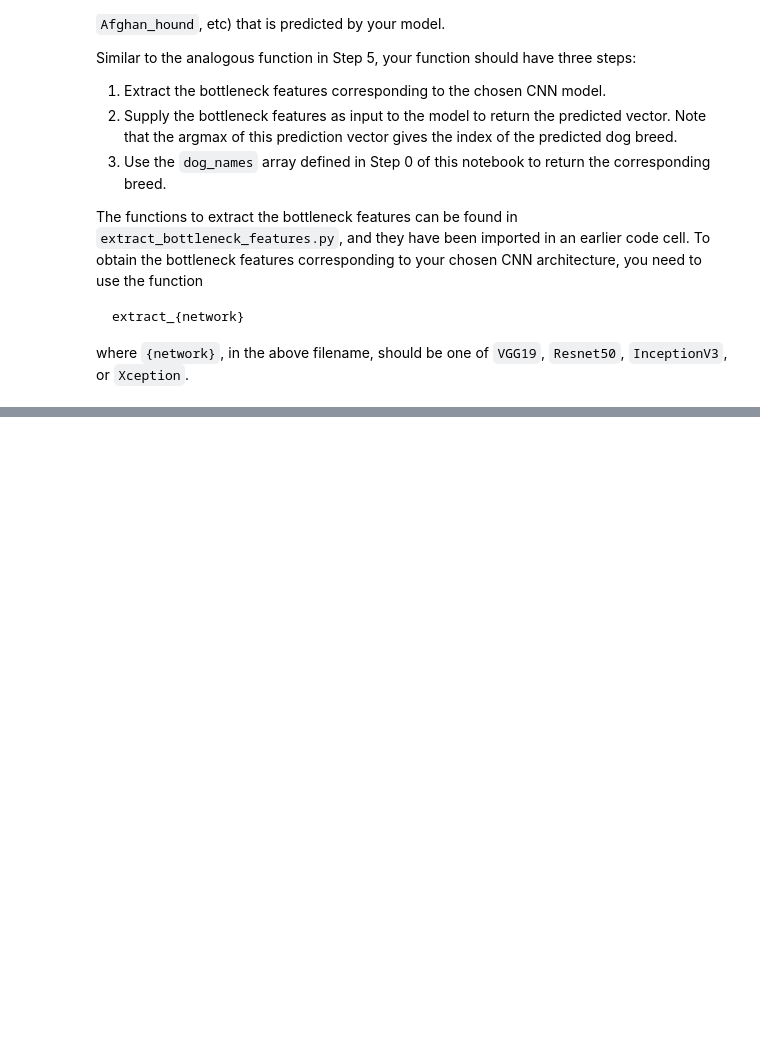
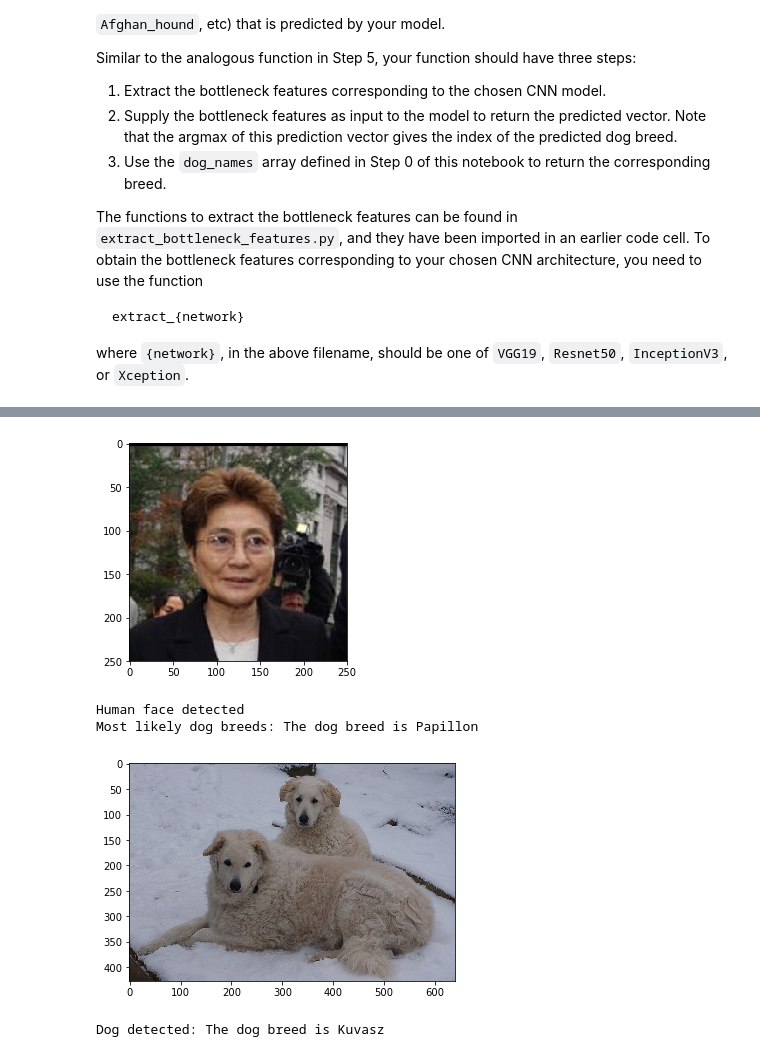
Before and after one commit to pmanlukas/dogclassifier, a Jupyter notebook: dog_app.ipynb, the cells around one changed output, grey strips where cells are left out. Drawn from its saved outputs; the diff is of its cells as text; code cells hidden in the pictures; blank space fills up the shorter version.

```diff
--- a/dog_app.ipynb
+++ b/dog_app.ipynb
@@ -640,6 +652,7 @@ __Answer:__
 ### (IMPLEMENTATION) Compile the Model
 # %%
 ### TODO: Compile the model.
+Resnet50_model.compile(optimizer='rmsprop', loss='categorical_crossentropy', metrics=['accuracy'])
 # %% [markdown]
 ### (IMPLEMENTATION) Train the Model
 
@@ -650,0 +662,8 @@ You are welcome to [augment the training data](https://blog.keras.io/building-po
+# %%
+### TODO: Train the model.
+checkpointer = ModelCheckpoint(filepath='saved_models/weights.best.Resnet50.hdf5',
+                               verbose=1, save_best_only=True)
+
+Resnet50_model.fit(train_Resnet50, train_targets,
+          validation_data=(valid_Resnet50, valid_targets),
+          epochs=20, batch_size=20, callbacks=[checkpointer], verbose=1)
@@ -652,6 +690,7 @@ You are welcome to [augment the training data](https://blog.keras.io/building-po
 ### (IMPLEMENTATION) Load the Model with the Best Validation Loss
 # %%
 ### TODO: Load the model weights with the best validation loss.
+Resnet50_model.load_weights('saved_models/weights.best.Resnet50.hdf5')
 # %% [markdown]
 ### (IMPLEMENTATION) Test the Model
 
@@ -676,6 +723,13 @@ where `{network}`, in the above filename, should be one of `VGG19`, `Resnet50`,
 # %%
 ### TODO: Write a function that takes a path to an image as input
 ### and returns the dog breed that is predicted by the model.
+def Resnet50_predict_breed(img_path):
+    # extract bottleneck features
+    bottleneck_feature = extract_Resnet50(path_to_tensor(img_path))
+    # obtain predicted vector
+    predicted_vector = Resnet50_model.predict(bottleneck_feature)
+    # return dog breed that is predicted by the model
+    return dog_names[np.argmax(predicted_vector)]
 # %% [markdown]
 ---
 <a id='step6'></a>
@@ -694,3 +748,46 @@ Some sample output for our algorithm is provided below, but feel free to design
 
 
 ### (IMPLEMENTATION) Write your Algorithm
+# %%
+### TODO: Write your algorithm.
+### Feel free to use as many code cells as needed.
+
+def display_image(file_path):
+    """ Print image from file 'file_path' """
+    img = cv2.imread(file_path)
+    cv_rgb = cv2.cvtColor(img, cv2.COLOR_BGR2RGB)
+    plt.imshow(cv_rgb)
+    plt.show()
+
+
+
+def detector(file_path):
+    """ Print, detect, and label the given image file (dog, human face, none).
+        In case of dog or human face detection, print the three most likelihood
+          breeds and their probabilities
+    """
+
+    display_image(file_path)
+
+    # Get breeds and its probabilities (sorted from highest probability)
+    dog_name = Resnet50_predict_breed(file_path)
+
+    display = "The dog breed is {0}".format(dog_name)
+
+    if dog_detector(file_path):
+        print('Dog detected: {0}'.format(display))
+    elif face_detector(file_path):
+        print('Human face detected \nMost likely dog breeds:', display)
+    else:
+        print('No dog or human face detected')
+    print()
+
+
+detector(human_files_short[1])
+detector(dog_files_short[0])
+# %% [output]
+[figure, added]
+Human face detected
+Most likely dog breeds: The dog breed is Papillon
+[figure, added]
+Dog detected: The dog breed is Kuvasz
```
Also changed, not shown: parts of 25 cells of this notebook, 9 other files.
